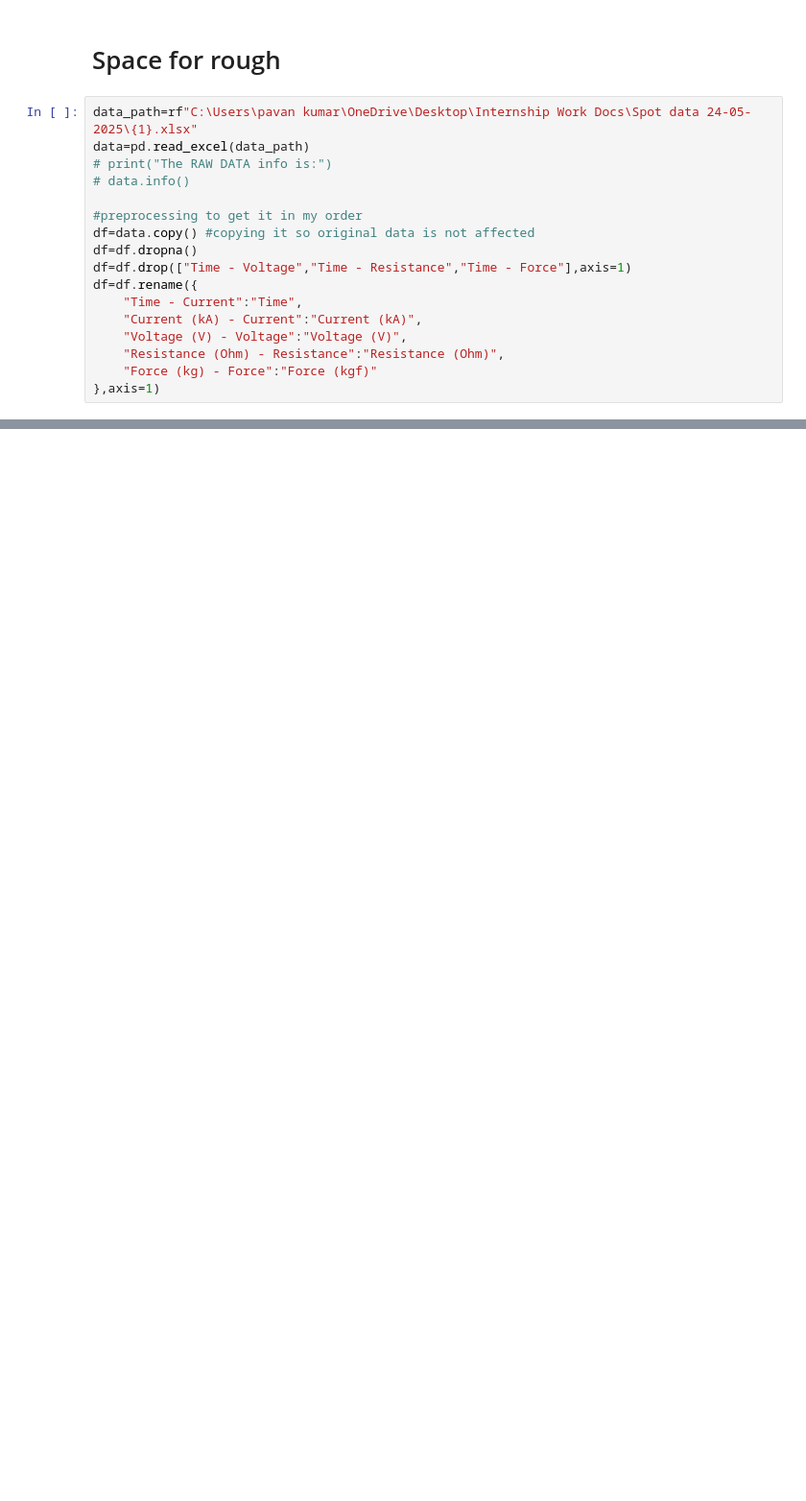
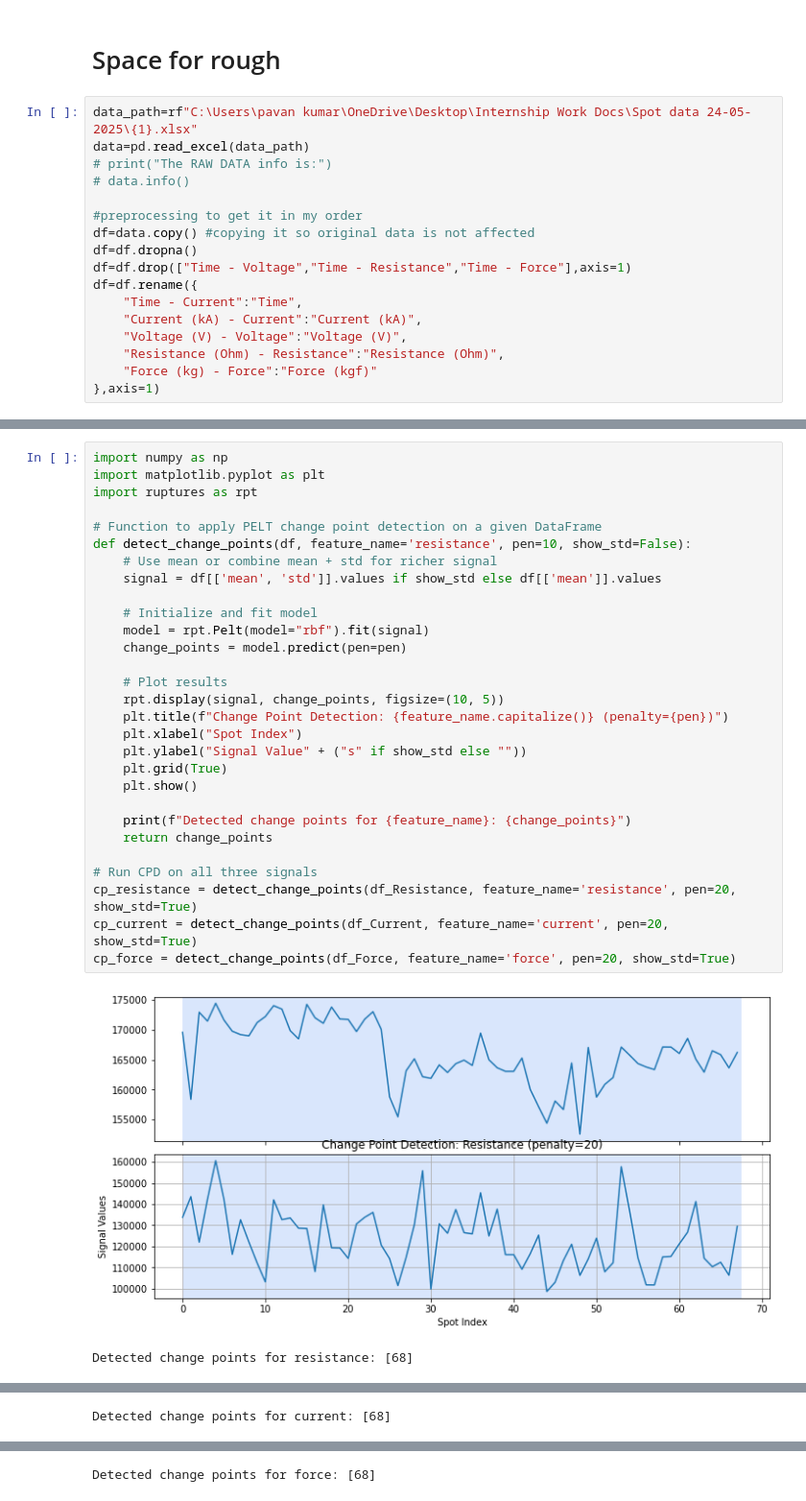
Before and after one commit to Protagonist-8/SpotProject, a Jupyter notebook: spot_eda.ipynb, the cells around one changed output, grey strips where cells are left out. Shown at 96% size. Cells and saved outputs as stored; diff of their text form; blank space fills up the shorter version.

```diff
--- a/spot_eda.ipynb
+++ b/spot_eda.ipynb
@@ -176,0 +240,32 @@ df.dro
+# %%
+import numpy as np
+import matplotlib.pyplot as plt
+import ruptures as rpt
+
+# Function to apply PELT change point detection on a given DataFrame
+def detect_change_points(df, feature_name='resistance', pen=10, show_std=False):
+    # Use mean or combine mean + std for richer signal
+    signal = df[['mean', 'std']].values if show_std else df[['mean']].values
+
+    # Initialize and fit model
+    model = rpt.Pelt(model="rbf").fit(signal)
+    change_points = model.predict(pen=pen)
+
+    # Plot results
+    rpt.display(signal, change_points, figsize=(10, 5))
+    plt.title(f"Change Point Detection: {feature_name.capitalize()} (penalty={pen})")
+    plt.xlabel("Spot Index")
+    plt.ylabel("Signal Value" + ("s" if show_std else ""))
+    plt.grid(True)
+    plt.show()
+
+    print(f"Detected change points for {feature_name}: {change_points}")
+    return change_points
+
+# Run CPD on all three signals
+cp_resistance = detect_change_points(df_Resistance, feature_name='resistance', pen=20, show_std=True)
+cp_current = detect_change_points(df_Current, feature_name='current', pen=20, show_std=True)
+cp_force = detect_change_points(df_Force, feature_name='force', pen=20, show_std=True)
+# %% [output]
+[figure, added]
+Detected change points for resistance: [68]
@@ -176,0 +273 @@ df.dro
+Detected change points for current: [68]
@@ -176,0 +275 @@ df.dro
+Detected change points for force: [68]
```
Also changed, not shown: parts of 18 cells of this notebook.
